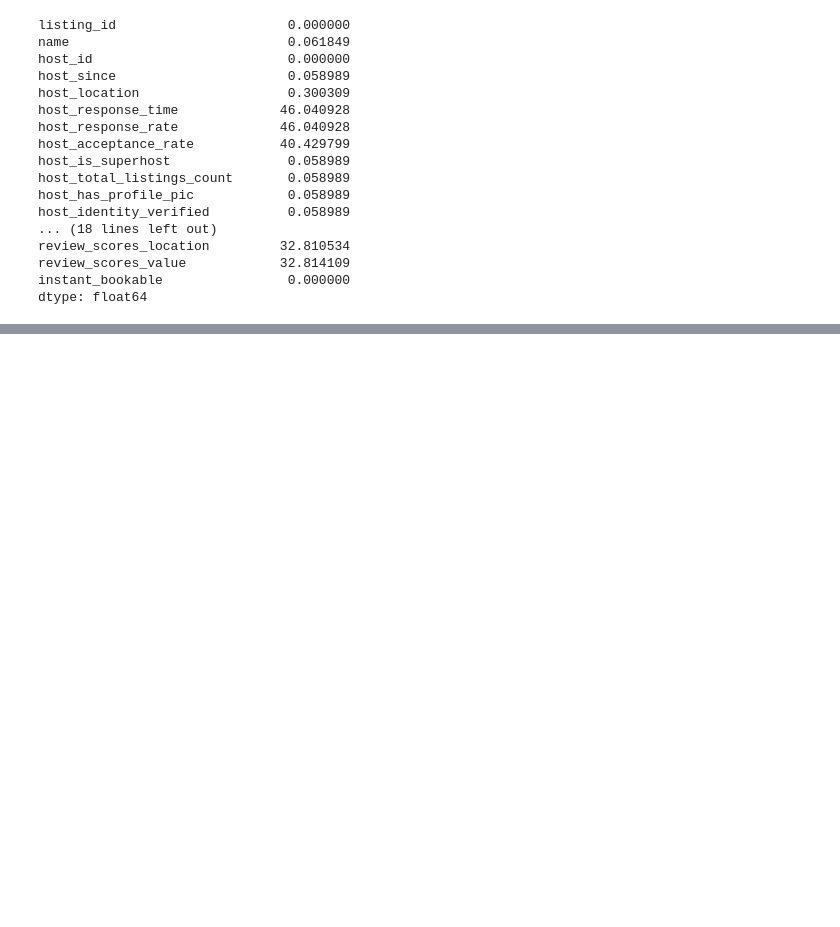
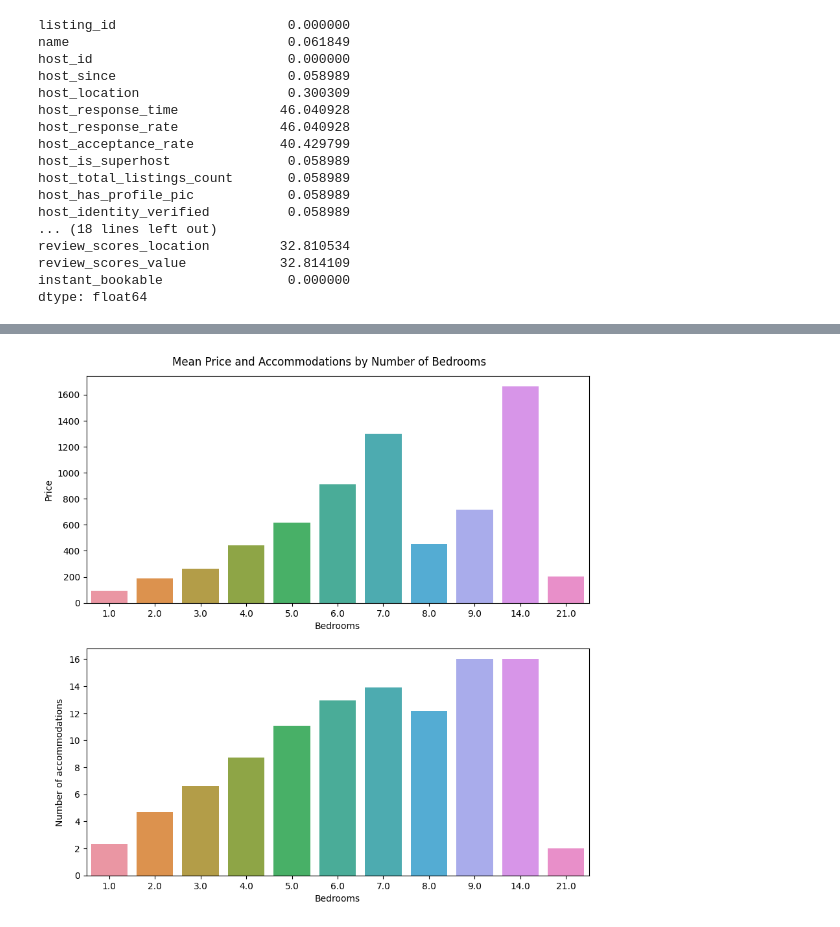
Before and after one commit to setu-shah/Airbnb-ML-Project, a Jupyter notebook: Setu - BA 810 Project.ipynb, the cells around one changed output, grey strips where cells are left out. Cells and saved outputs as stored; diff of their text form; code cells hidden in the pictures; blank space fills up the shorter version.

```diff
--- a/Setu - BA 810 Project.ipynb
+++ b/Setu - BA 810 Project.ipynb
@@ -100,0 +153,18 @@ dtype: float64
+# %%
+# Plotting mean number of accommodates and mean price by number of bedrooms
+
+df = temp.groupby('bedrooms')[['accommodates', 'price']].agg('mean').reset_index()
+
+fig, ax = plt.subplots(2, 1, figsize = (10, 10))
+
+sns.barplot(df, x = 'bedrooms', y = 'price', ax = ax[0])
+ax[0].set_ylabel('Price')
+ax[0].set_xlabel('Bedrooms')
+sns.barplot(df, x = 'bedrooms', y = 'accommodates', ax = ax[1])
+ax[1].set_ylabel('Number of accommodations')
+ax[1].set_xlabel('Bedrooms')
+fig.suptitle('Mean Price and Accommodations by Number of Bedrooms', y = 0.91)
+
+plt.show();
+# %% [output]
+[figure, added]
```
Also changed, not shown: parts of 23 cells of this notebook.
